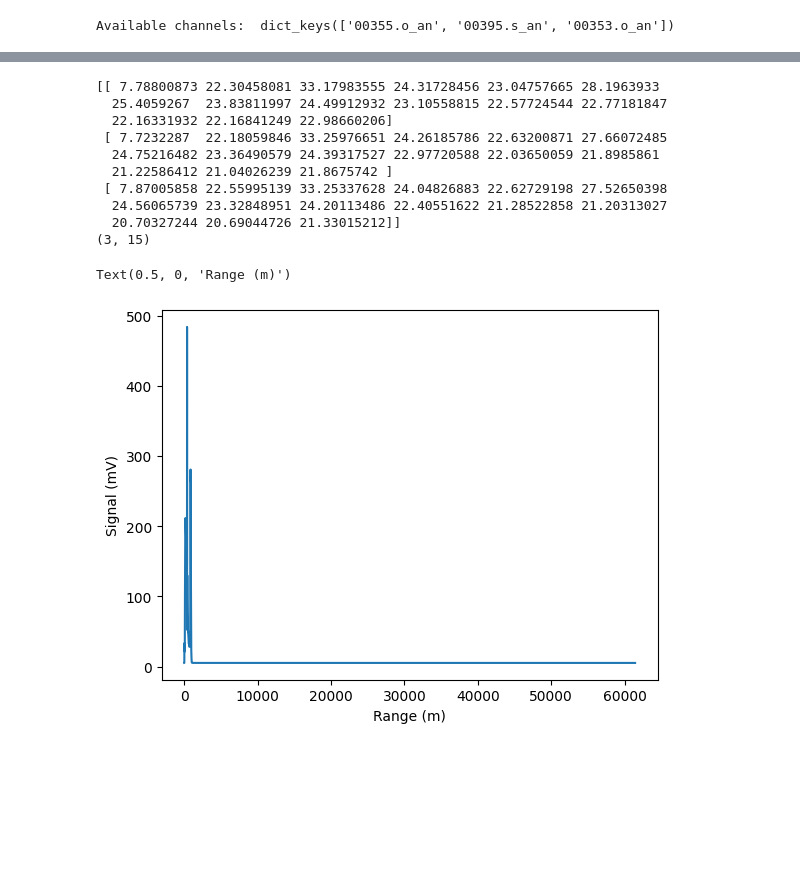
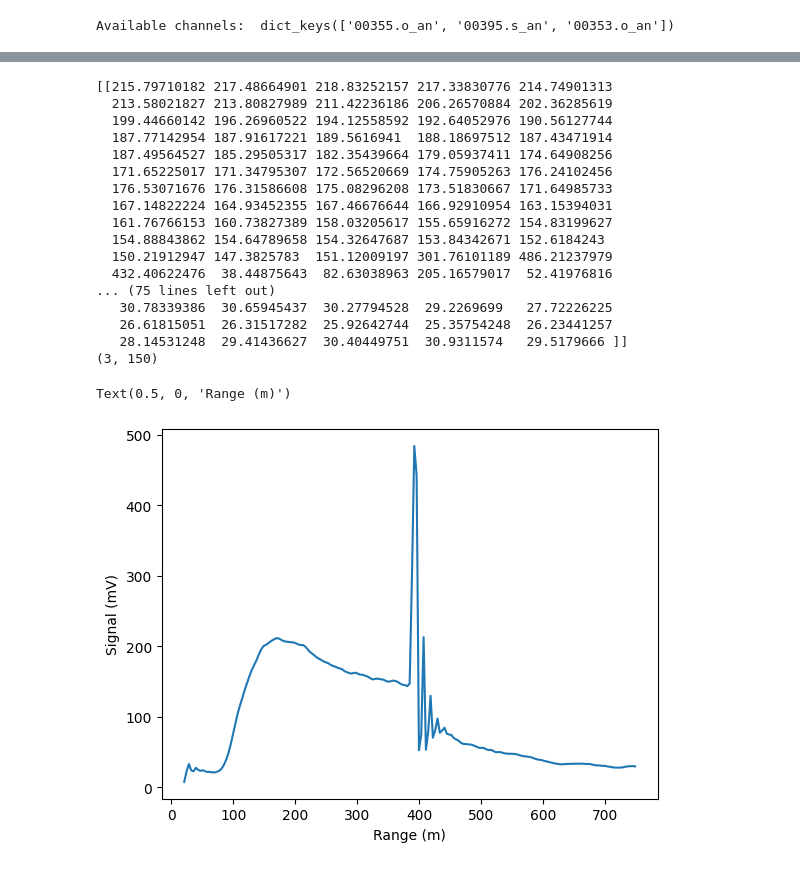
Before and after one commit to JairoRotava/lifa, a Jupyter notebook: notebooks/licel.ipynb, the cells around one changed output, grey strips where cells are left out. Saved outputs shown, nothing was run; the diff lists cells and outputs as text; code cells hidden in the pictures; blank space fills up the shorter version.

```diff
--- a/notebooks/licel.ipynb
+++ b/notebooks/licel.ipynb
@@ -88,4 +88,4 @@ print("Available channels: ", subset_channels.channels.keys())
 Available channels:  dict_keys(['00355.o_an', '00395.s_an', '00353.o_an'])
 # %%
 # Subset by bins
-subset_bins = subset_channels.subset_by_bins(5, 20)
+subset_bins = subset_channels.subset_by_bins(5, 200)
@@ -107,22 +102,29 @@ data = subset_bins.channels['00355.o_an'].matrix
 print(data)
 print(data.shape)
 # %% [output]
-[[ 7.78800873 22.30458081 33.17983555 24.31728456 23.04757665 28.1963933
-  25.4059267  23.83811997 24.49912932 23.10558815 22.57724544 22.77181847
-  22.16331932 22.16841249 22.98660206]
- [ 7.7232287  22.18059846 33.25976651 24.26185786 22.63200871 27.66072485
-  24.75216482 23.36490579 24.39317527 22.97720588 22.03650059 21.8985861
-  21.22586412 21.04026239 21.8675742 ]
- [ 7.87005858 22.55995139 33.25337628 24.04826883 22.62729198 27.52650398
-  24.56065739 23.32848951 24.20113486 22.40551622 21.28522858 21.20313027
-  20.70327244 20.69044726 21.33015212]]
-(3, 15)
+[[215.79710182 217.48664901 218.83252157 217.33830776 214.74901313
+  213.58021827 213.80827989 211.42236186 206.26570884 202.36285619
+  199.44660142 196.26960522 194.12558592 192.64052976 190.56127744
+  187.77142954 187.91617221 189.5616941  188.18697512 187.43471914
+  187.49564527 185.29505317 182.35439664 179.05937411 174.64908256
+  171.65225017 171.34795307 172.56520669 174.75905263 176.24102456
+  176.53071676 176.31586608 175.08296208 173.51830667 171.64985733
+  167.14822224 164.93452355 167.46676644 166.92910954 163.15394031
+  161.76766153 160.73827389 158.03205617 155.65916272 154.83199627
+  154.88843862 154.64789658 154.32647687 153.84342671 152.6184243
+  150.21912947 147.3825783  151.12009197 301.76101189 486.21237979
+  432.40622476  38.44875643  82.63038963 205.16579017  52.41976816
+... (75 lines left out)
+   30.78339386  30.65945437  30.27794528  29.2269699   27.72226225
+   26.61815051  26.31517282  25.92642744  25.35754248  26.23441257
+   28.14531248  29.41436627  30.40449751  30.9311574   29.5179666 ]]
+(3, 150)
 # %%
 # Average of data
-channel = subset_channels.channels['00355.o_an']
+channel = subset_bins.channels['00355.o_an']
 plt.plot(channel.z, channel.average_profile())
 plt.ylabel('Signal (mV)')
 plt.xlabel('Range (m)')
 # %% [output]
 Text(0.5, 0, 'Range (m)')
-[figure, old version]
+[figure, new version]
```
Also changed, not shown: parts of 3 cells of this notebook, 1 other file.
